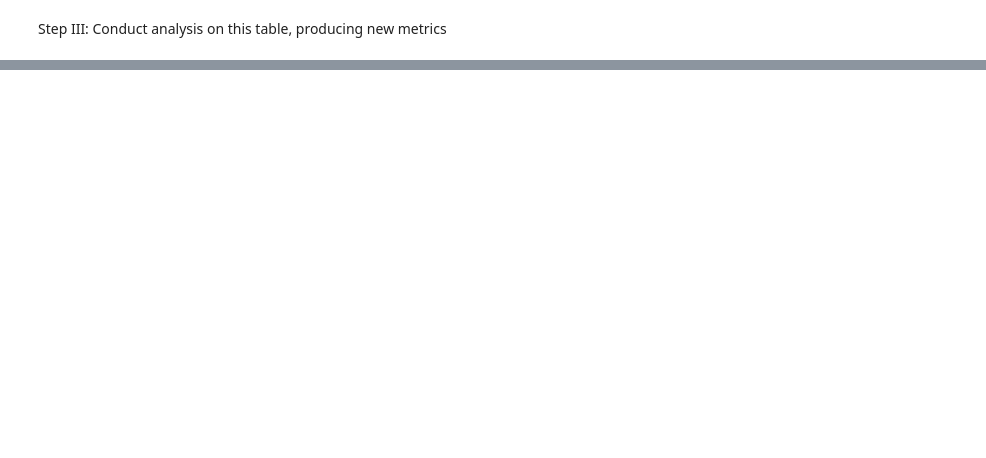
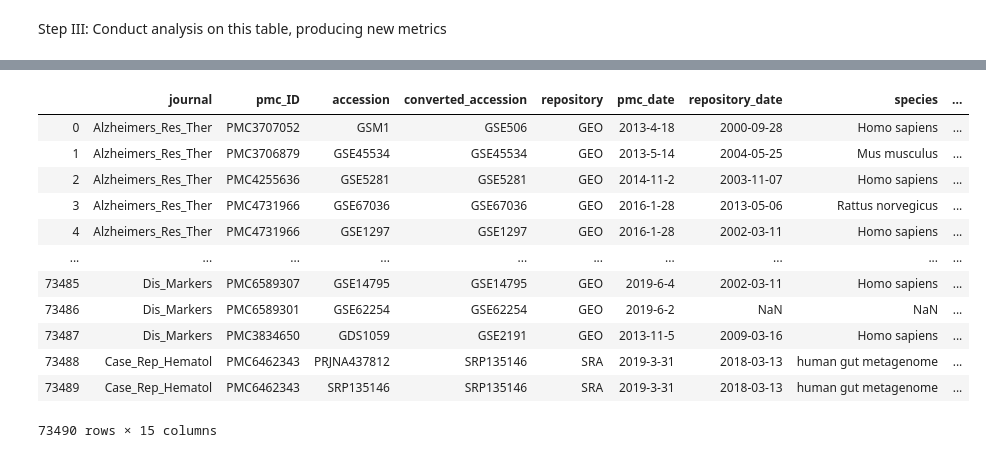
Before and after one commit to smangul1/data_reusability, a Jupyter notebook: jupyter_notebooks/create_metadata_table.ipynb, the cells around one changed output, grey strips where cells are left out. Drawn from its saved outputs; the diff is of its cells as text; code cells hidden in the pictures; blank space fills up the shorter version.

Commit message:
labeling generators jupyter

```diff
--- a/jupyter_notebooks/create_metadata_table.ipynb
+++ b/jupyter_notebooks/create_metadata_table.ipynb
@@ -300,10 +330,10 @@ pmcData
 # add column for paper publish date
 # this data was scraped from XML files on the hoffman2 cluster: /u/scratch/n/nikodm/pmcOA/
 
-pmc_dates = pd.read_csv('../data_lists/postFilterDates.txt').drop_duplicates()
+pmc_dates = pd.read_csv('../data_lists/postFilterDates.csv').drop_duplicates()
 
 pmcData = pd.merge(pmcData, pmc_dates, how = 'left', on = 'pmc_ID')
-pmcData.rename(columns = {'date': 'pmc_date'})
+pmcData = pmcData.rename(columns = {'date': 'pmc_date'})
 
 pmcData
 # %% [output]
@@ -440,0 +501,11 @@ False
+# %%
+# Tag each paper as either a generator or a reuser
+
+# take each converted accession along with the first date it appears in a paper
+justPap = allFactors.loc[:, ['converted_accession', 'pmc_date']].drop_duplicates()
+justPap = justPap.groupby('converted_accession', as_index = False).agg({'pmc_date': 'min'})
+justPap = justPap.rename(columns = {'pmc_date':'min_pmc_date'})
+
+# label all of the usages of these datasets on these dates with a 'G' (generators)
+justPap.loc[:,'reuse_role'] = 'G'
+justPap
@@ -441,3 +526,31 @@ False
+# %%
+# merge these back onto the original table, matching dates back to papers
+allFactors = pd.merge(allFactors, justPap, how = 'left',
+                      left_on = ['converted_accession', 'pmc_date'],
+                      right_on = ['converted_accession', 'min_pmc_date'])
+
+# label every usage of a dataset that isn't 'G' (generator) as 'R' (reuser)
+allFactors['allR'] = 'R'
+allFactors['reuse_role'] = allFactors['reuse_role'].fillna(allFactors['allR'])
+
+# drop redundant columns
+allFactors = allFactors.drop(labels = ['min_pmc_date', 'allR'], axis = 1)
+
+allFactors
+# %% [output]
+|  | journal | pmc_ID | accession | converted_accession | repository | pmc_date | repository_date | species | ... |
+| 0 | Alzheimers_Res_Ther | PMC3707052 | GSM1 | GSE506 | GEO | 2013-4-18 | 2000-09-28 | Homo sapiens | ... |
+| 1 | Alzheimers_Res_Ther | PMC3706879 | GSE45534 | GSE45534 | GEO | 2013-5-14 | 2004-05-25 | Mus musculus | ... |
+| 2 | Alzheimers_Res_Ther | PMC4255636 | GSE5281 | GSE5281 | GEO | 2014-11-2 | 2003-11-07 | Homo sapiens | ... |
+| 3 | Alzheimers_Res_Ther | PMC4731966 | GSE67036 | GSE67036 | GEO | 2016-1-28 | 2013-05-06 | Rattus norvegicus | ... |
+| 4 | Alzheimers_Res_Ther | PMC4731966 | GSE1297 | GSE1297 | GEO | 2016-1-28 | 2002-03-11 | Homo sapiens | ... |
+| ... | ... | ... | ... | ... | ... | ... | ... | ... | ... |
+| 73485 | Dis_Markers | PMC6589307 | GSE14795 | GSE14795 | GEO | 2019-6-4 | 2002-03-11 | Homo sapiens | ... |
+| 73486 | Dis_Markers | PMC6589301 | GSE62254 | GSE62254 | GEO | 2019-6-2 | NaN | NaN | ... |
+| 73487 | Dis_Markers | PMC3834650 | GDS1059 | GSE2191 | GEO | 2013-11-5 | 2009-03-16 | Homo sapiens | ... |
+| 73488 | Case_Rep_Hematol | PMC6462343 | PRJNA437812 | SRP135146 | SRA | 2019-3-31 | 2018-03-13 | human gut metagenome | ... |
+| 73489 | Case_Rep_Hematol | PMC6462343 | SRP135146 | SRP135146 | SRA | 2019-3-31 | 2018-03-13 | human gut metagenome | ... |
+73490 rows × 15 columns
 # %%
 # save to .csv
 allFactors.to_csv('../data_tables/metadataMatrix.csv', index = False)
```
Also changed, not shown: parts of 11 cells of this notebook, 2 other files.
